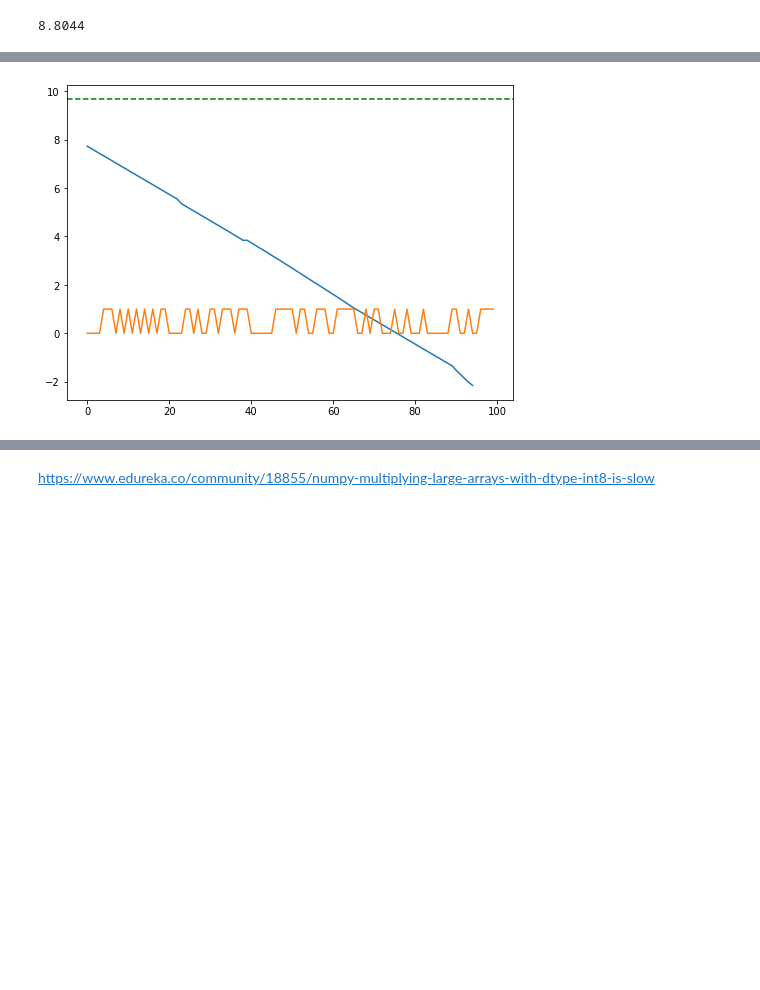
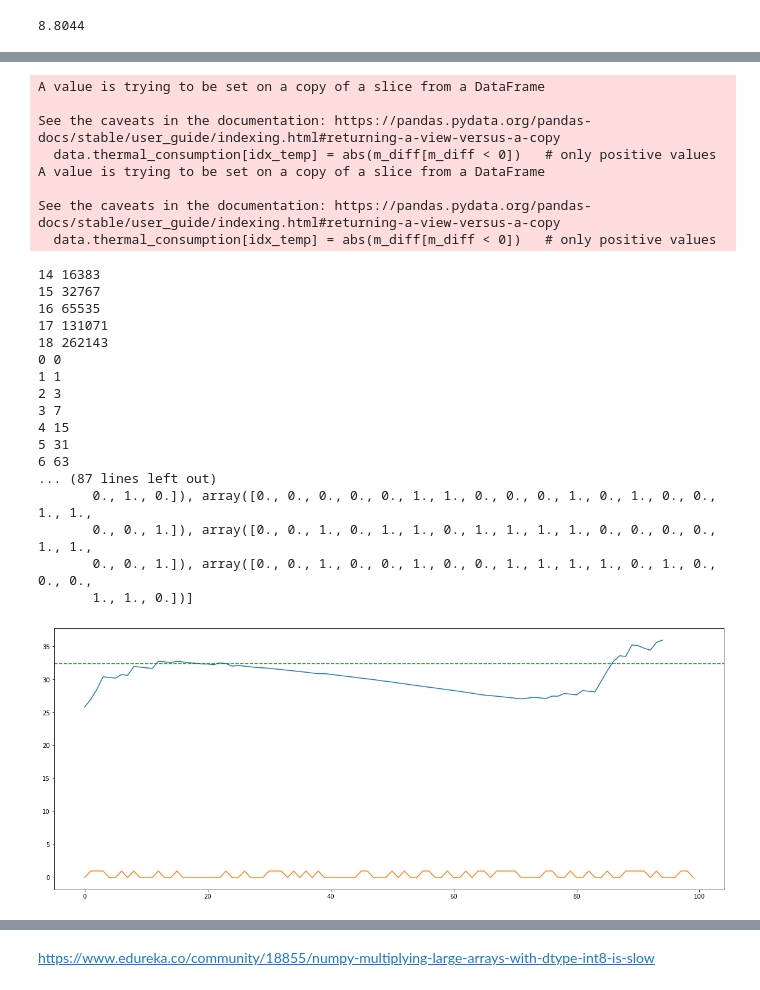
Before and after one commit to lukinoe/RL-Power-Distribution-for-power2heat, a Jupyter notebook: RL_policy/RL_policy_pipe.ipynb, the cells around one changed output, grey strips where cells are left out. Saved outputs shown, nothing was run; the diff lists cells and outputs as text; code cells hidden in the pictures; blank space fills up the shorter version.

```diff
--- a/RL_policy/RL_policy_pipe.ipynb
+++ b/RL_policy/RL_policy_pipe.ipynb
@@ -515,16 +515,16 @@ See the caveats in the documentation: https://pandas.pydata.org/pandas-docs/stab
 # %%
 import simulations
 reload(simulations)
-from simulations import Tree, Experiment, Experiment_Concat, Dataset
+from simulations import Tree, Experiment, Experiment_Concat
 
 levels = 19
 
 args = {
     "max_storage_tank": dataset.kwh_eq_state.max(),
     "optimum_storage":dataset.kwh_eq_state.max() * 0.9,
-    "gamma1": 0.025,    # financial
+    "gamma1": 4.025,    # financial
     "gamma2": 0.1,      # distance optimum
-    "gamma3": 0.1,      # tank change
+    "gamma3": 0.0,      # tank change
     "demand_price": 0.4,
     "feedin_price": 0.1
 }
@@ -538,7 +538,8 @@ e = Experiment(levels, n_samples=2, dataset=dataset, args=args, exploit=True, st
 res = e.results()
 plt.plot(res[0][0], label="kwH Tank")
 plt.axhline(y=args["optimum_storage"], color='g', linestyle='--')
-plt.plot(res[0][1])
+plt.plot(res[0][1], label="Strategie 0|1")
+plt.xlabel("Zeitpunkt (t)")
 plt.legend()
 print(res[0])
 print(res[1])
@@ -596,18 +589,19 @@ No artists with labels found to put in legend.  Note that artists whose label st
 # %%
 args = {
-    "max_storage_tank": df.kwh_eq_state.max(),
-    "optimum_storage":df.kwh_eq_state.max() * 0.9,
-    "gamma": 0.1,
+    "max_storage_tank": dataset.kwh_eq_state.max(),
+    "optimum_storage":dataset.kwh_eq_state.max() * 0.9,
+    "gamma1": 0.025,    # financial
+    "gamma2": 0.9,      # distance optimum
+    "gamma3": 0.1,      # tank change
     "demand_price": 0.4,
     "feedin_price": 0.1
 }
 
 
-data = Dataset()
-data.set_prices(demand_price=args["demand_price"], feedin_price=args["feedin_price"])
-dset = data.get_data()
+dataset = DataSet(start_date="2022-01-01", target="i_m1sum", scale_target=False, scale_variables=False, time_features=False, dynamic_price=False, demand_price=args["demand_price"], feedin_price=args["feedin_price"]).pipeline()
+dataset = dataset[["date", "i_m1sum" ,"power_consumption", "thermal_consumption_kwh", "demand_price", "feedin_price", "kwh_eq_state"]]
 
-e = Experiment_Concat(levels, n_samples=1, dataset=dset, args=args, exploit=True, random=True, start_date="2022-05-08 10:45:00", n_trees=5)
+e = Experiment_Concat(levels, n_samples=1, dataset=dataset, args=args, exploit=True, random=True, start_date="2022-05-08 10:45:00", n_trees=5)
 
 
 res = e.results_concat()
@@ -639,4 +632,29 @@ print(res[1])
+A value is trying to be set on a copy of a slice from a DataFrame
+
+See the caveats in the documentation: https://pandas.pydata.org/pandas-docs/stable/user_guide/indexing.html#returning-a-view-versus-a-copy
+  data.thermal_consumption[idx_temp] = abs(m_diff[m_diff < 0])   # only positive values
+A value is trying to be set on a copy of a slice from a DataFrame
+
+See the caveats in the documentation: https://pandas.pydata.org/pandas-docs/stable/user_guide/indexing.html#returning-a-view-versus-a-copy
+  data.thermal_consumption[idx_temp] = abs(m_diff[m_diff < 0])   # only positive values
+14 16383
+15 32767
+16 65535
+17 131071
+18 262143
+0 0
+1 1
+2 3
+3 7
+4 15
+5 31
+6 63
+... (87 lines left out)
+       0., 1., 0.]), array([0., 0., 0., 0., 0., 1., 1., 0., 0., 0., 1., 0., 1., 0., 0., 1., 1.,
+       0., 0., 1.]), array([0., 0., 1., 0., 1., 1., 0., 1., 1., 1., 1., 0., 0., 0., 0., 1., 1.,
+       0., 0., 1.]), array([0., 0., 1., 0., 0., 1., 0., 0., 1., 1., 1., 1., 0., 1., 0., 0., 0.,
+       1., 1., 0.])]
-[figure, old version]
+[figure, new version]
 # %%
 # %% [output]
 [array([7.7314, 7.7314, 7.6314, 7.5314, 7.4314, 7.3314, 7.2314, 7.1314,
```
Also changed, not shown: parts of 3 cells of this notebook, 4 other files.
